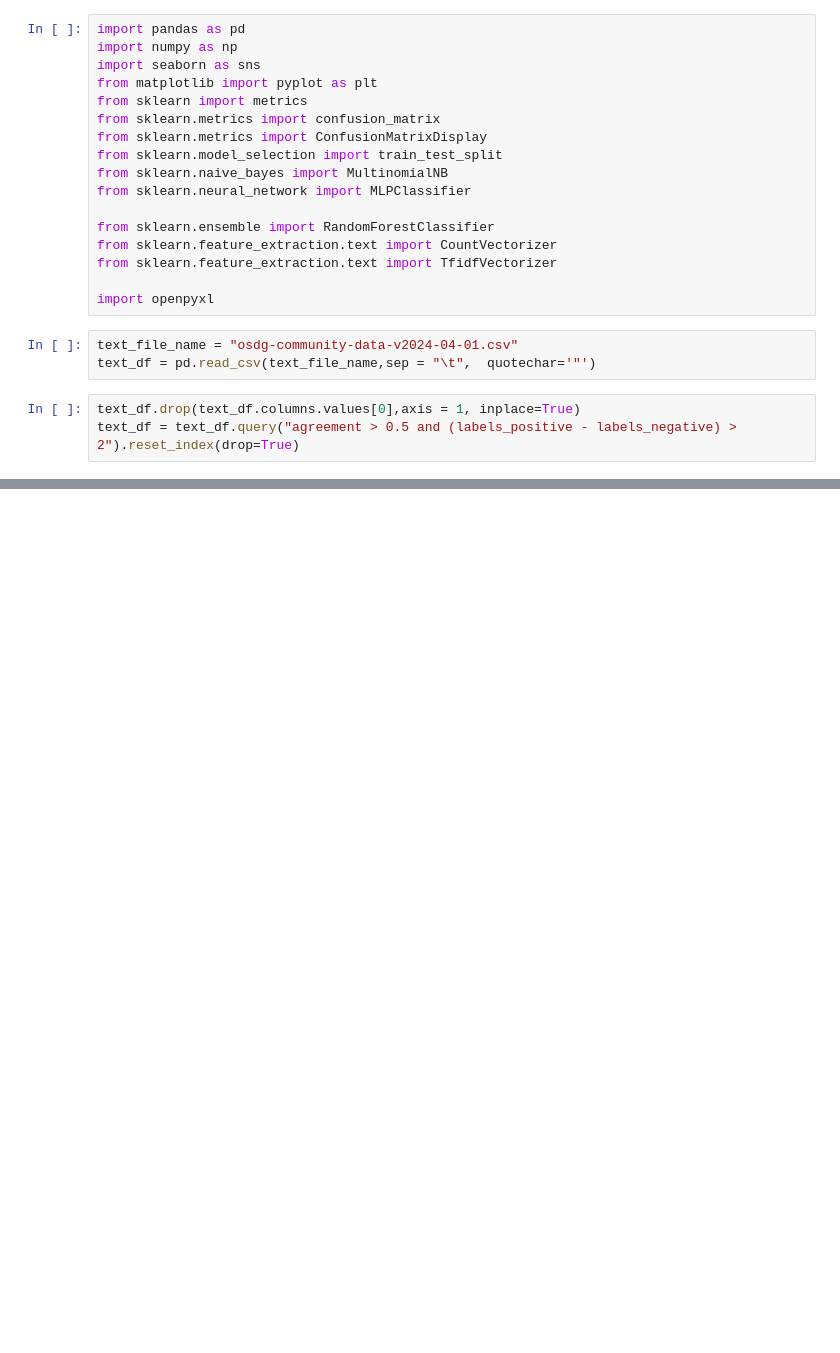
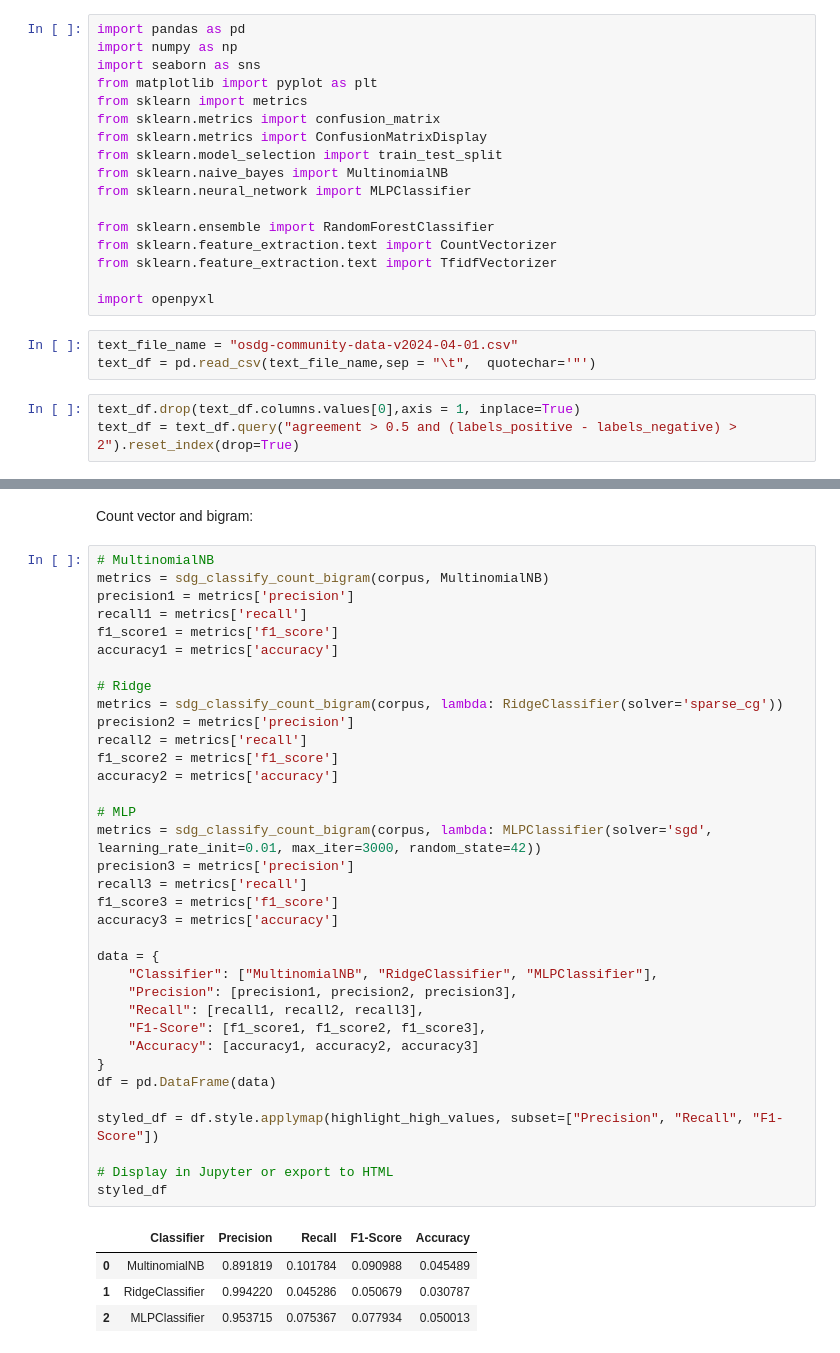
Before and after one commit to J03huaY/Math485, a Jupyter notebook: textdata_project.ipynb, the cells around one changed output, grey strips where cells are left out. Cells and saved outputs as stored; diff of their text form; blank space fills up the shorter version.

```diff
--- a/textdata_project.ipynb
+++ b/textdata_project.ipynb
@@ -83,0 +615,42 @@ sdg_classify(corpus, RandomForestClassifier)
+# %% [markdown]
+Count vector and bigram:
+# %%
+# MultinomialNB
+metrics = sdg_classify_count_bigram(corpus, MultinomialNB)
+precision1 = metrics['precision']
+recall1 = metrics['recall']
+f1_score1 = metrics['f1_score']
+accuracy1 = metrics['accuracy']
+
+# Ridge
+metrics = sdg_classify_count_bigram(corpus, lambda: RidgeClassifier(solver='sparse_cg'))
+precision2 = metrics['precision']
+recall2 = metrics['recall']
+f1_score2 = metrics['f1_score']
+accuracy2 = metrics['accuracy']
+
+# MLP
+metrics = sdg_classify_count_bigram(corpus, lambda: MLPClassifier(solver='sgd', learning_rate_init=0.01, max_iter=3000, random_state=42))
+precision3 = metrics['precision']
+recall3 = metrics['recall']
+f1_score3 = metrics['f1_score']
+accuracy3 = metrics['accuracy']
+
+data = {
+    "Classifier": ["MultinomialNB", "RidgeClassifier", "MLPClassifier"],
+    "Precision": [precision1, precision2, precision3],
+    "Recall": [recall1, recall2, recall3],
+    "F1-Score": [f1_score1, f1_score2, f1_score3],
+    "Accuracy": [accuracy1, accuracy2, accuracy3]
+}
+df = pd.DataFrame(data)
+
+styled_df = df.style.applymap(highlight_high_values, subset=["Precision", "Recall", "F1-Score"])
+
+# Display in Jupyter or export to HTML
+styled_df
+# %% [output]
+|  | Classifier | Precision | Recall | F1-Score | Accuracy |
+| 0 | MultinomialNB | 0.891819 | 0.101784 | 0.090988 | 0.045489 |
+| 1 | RidgeClassifier | 0.994220 | 0.045286 | 0.050679 | 0.030787 |
+| 2 | MLPClassifier | 0.953715 | 0.075367 | 0.077934 | 0.050013 |
```
Also changed, not shown: parts of 36 cells of this notebook.
